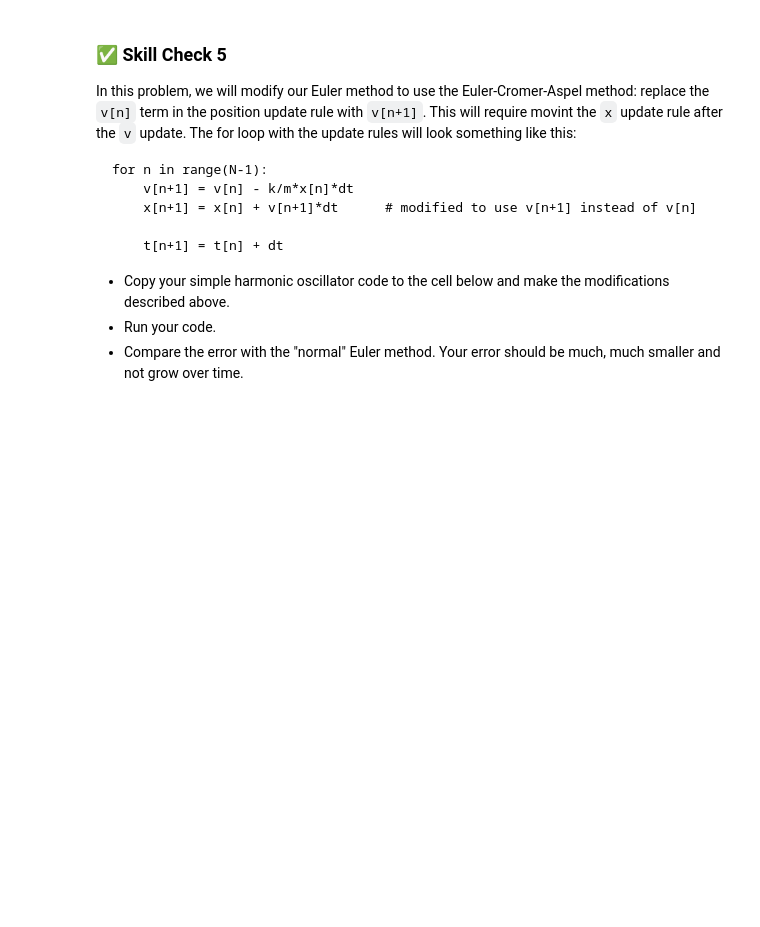
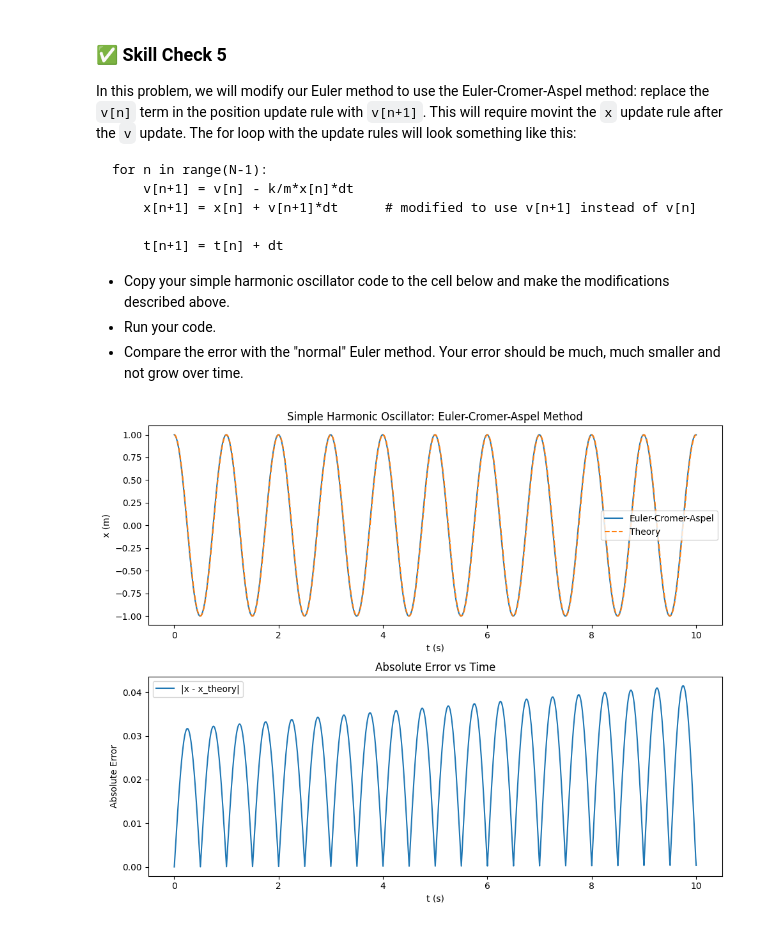
Before and after one commit to ASK3Y/Computational-Physics, a Jupyter notebook: ode/ode_1.ipynb, the cells around one changed output. Cells and saved outputs as stored; diff of their text form; code cells hidden in the pictures; blank space fills up the shorter version.

```diff
--- a/ode/ode_1.ipynb
+++ b/ode/ode_1.ipynb
@@ -372,0 +480,62 @@ import matplotlib.pyplot as plt
+# %%
+import numpy as np
+import matplotlib.pyplot as plt
+
+# your code here
+
+# parameters
+w0 = 2 * np.pi      # angular frequency
+x0 = 1              # initial posistion
+v0 = 0              # initial velocity
+tmax = 10           # time for 10 oscillations
+dt = 0.01           # time step
+
+# number of steps
+N = int(tmax / dt) + 1
+
+# arrays
+t = np.zeros(N)
+x = np.zeros(N)
+v = np.zeros(N)
+
+# initial conditions
+x[0] = x0
+v[0] = v0
+
+# euler cromer aspel method
+for n in range(N-1):
+    a = -(w0**2) * x[n]           # acceleration
+    v[n+1] = v[n] + a * dt        # velocity update
+    x[n+1] = x[n] + v[n+1] * dt   # posistion update using the new velocity
+    t[n+1] = t[n] + dt
+
+# theoretical solution
+x_theory = x0 * np.cos(w0 * t)
+
+# absolute error
+abs_error = np.abs(x - x_theory)
+
+# plot
+plt.figure(figsize=(10, 8))
+
+# top plot x(t)
+plt.subplot(2, 1, 1)
+plt.plot(t, x, label="Euler-Cromer-Aspel")
+plt.plot(t, x_theory, "--", label="Theory")
+plt.xlabel("t (s)")
+plt.ylabel("x (m)")
+plt.title("Simple Harmonic Oscillator: Euler-Cromer-Aspel Method")
+plt.legend()
+
+# bottom plot absolute error
+plt.subplot(2, 1, 2)
+plt.plot(t, abs_error, label="|x - x_theory|")
+plt.xlabel("t (s)")
+plt.ylabel("Absolute Error")
+plt.title("Absolute Error vs Time")
+plt.legend()
+
+plt.tight_layout()
+plt.show()
+# %% [output]
+[figure, added]
```
Also changed, not shown: parts of 6 cells of this notebook.
